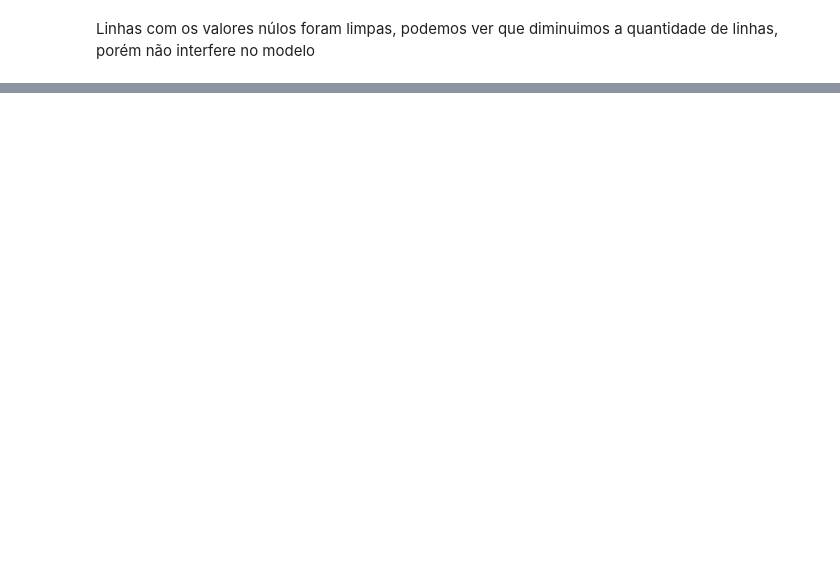
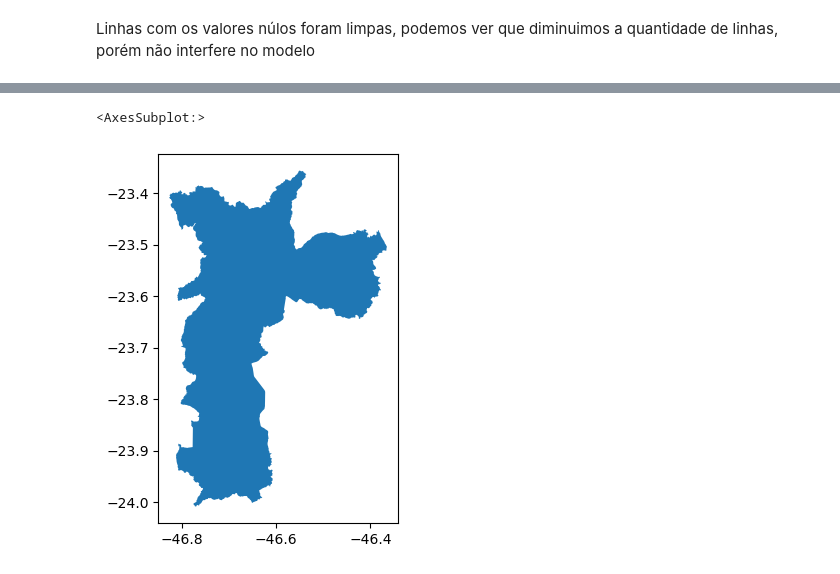
Before and after one commit to OdairDias/Geolozalizapd, a Jupyter notebook: projetolocaliz.ipynb, the cells around one changed output, grey strips where cells are left out. Cells and saved outputs as stored; diff of their text form; code cells hidden in the pictures; blank space fills up the shorter version.

```diff
--- a/projetolocaliz.ipynb
+++ b/projetolocaliz.ipynb
@@ -191,0 +223,6 @@ gdf_rveiculos=gpd.GeoDataFrame(dados_rveiculos,geometry='geometry')
+# %%
+gdf_dados_filtr=gpd.read_file('municipiosp.json', driver= "GeoJSON")
+gdf_dados_filtr.plot()
+# %% [output]
+<AxesSubplot:>
+[figure, added]
```
Also changed, not shown: parts of 43 cells of this notebook, 7 other files.
